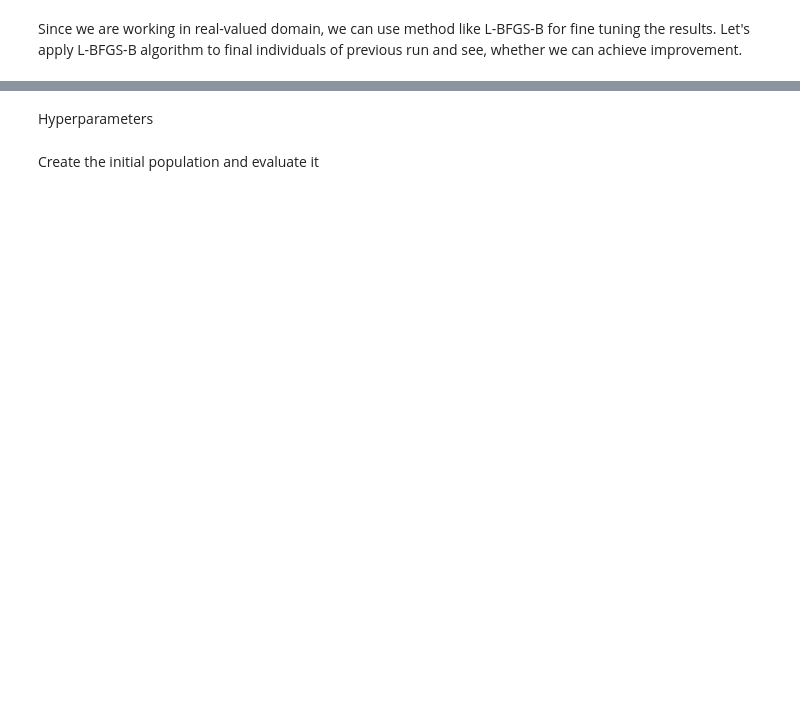
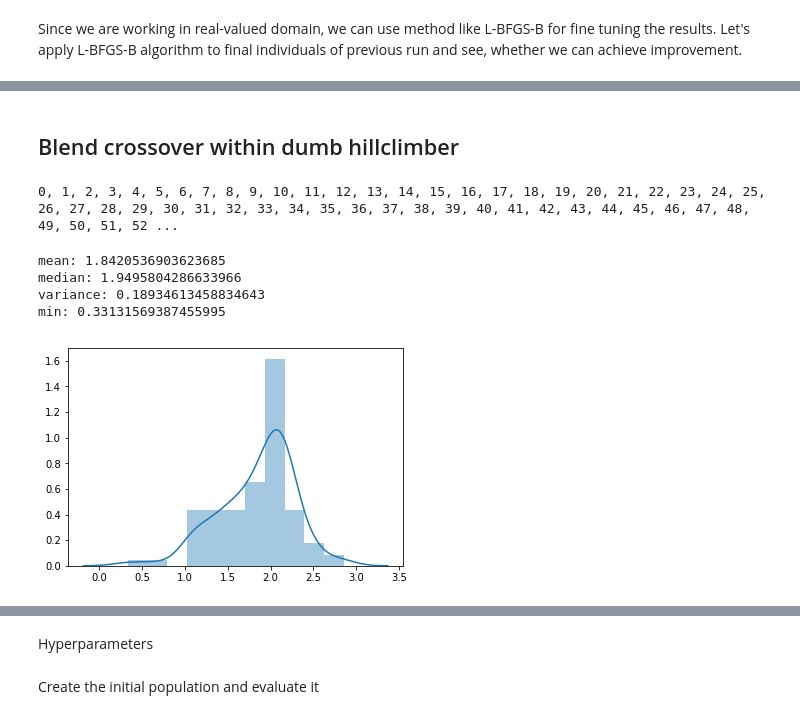
Before and after one commit to Jarino/cgp-optimization, a Jupyter notebook: RVCGP custom heuristic.ipynb, the cells around one changed output, grey strips where cells are left out. Saved outputs shown, nothing was run; the diff lists cells and outputs as text; code cells hidden in the pictures; blank space fills up the shorter version.

```diff
--- a/RVCGP custom heuristic.ipynb
+++ b/RVCGP custom heuristic.ipynb
@@ -181,0 +198,58 @@ for index, individual in enumerate(res):
+# %% [markdown]
+## Blend crossover within dumb hillclimber
+# %%
+random.seed(42)
+
+Individual = rv_params.individual_class
+
+indices = list(range(len(bounds)))
+res = []
+
+for trial in range(100):
+    print(trial, end=', ')
+
+    population = [Individual([random.uniform(0, b) for b in bounds], bounds, rv_params) for _ in range(20)]
+
+    # evaluated the first population
+    for individual in population:
+        individual.fitness = cost_function(individual)
+
+    #print('first best individual', min(population, key=lambda x: x.fitness))
+
+    n_evals = 0
+
+    while n_evals < 5000:
+        parent = min(population, key=lambda x: x.fitness)
+
+        new_population = []
+
+        # generate new population by means of crossover
+        for _ in range(10):
+            # tournament selection and blending
+            parent_a, parent_b = tools.selTournament(population, 2, 5)
+            a, b = tools.cxBlend(parent_a.genes[:], parent_b.genes[:], 1)
+            for genes in [a, b]:
+                if random.random() > 0.2:
+                    index = random.choice(indices)
+                    genes[index] = random.uniform(0, bounds[index])
+
+            child_a = Individual(clip(a, bounds), bounds, rv_params)
+            child_b = Individual(clip(b, bounds), bounds, rv_params)
+            for ind in [child_a, child_b]:
+                ind.fitness = cost_function(individual)
+                n_evals += 1
+                new_population += [child_a, child_b]
+
+        new_population += [parent]
+        population = new_population
+    res.append(sorted(population, key=lambda x: x.fitness)[0])
+# %% [output]
+0, 1, 2, 3, 4, 5, 6, 7, 8, 9, 10, 11, 12, 13, 14, 15, 16, 17, 18, 19, 20, 21, 22, 23, 24, 25, 26, 27, 28, 29, 30, 31, 32, 33, 34, 35, 36, 37, 38, 39, 40, 41, 42, 43, 44, 45, 46, 47, 48, 49, 50, 51, 52 ...
+# %%
+plot_results([x.fitness for x in res])
+# %% [output]
+mean: 1.8420536903623685
+median: 1.9495804286633966
+variance: 0.18934613458834643
+min: 0.33131569387455995
+[figure, added]
```
Also changed, not shown: parts of 22 cells of this notebook, 6 other files.
